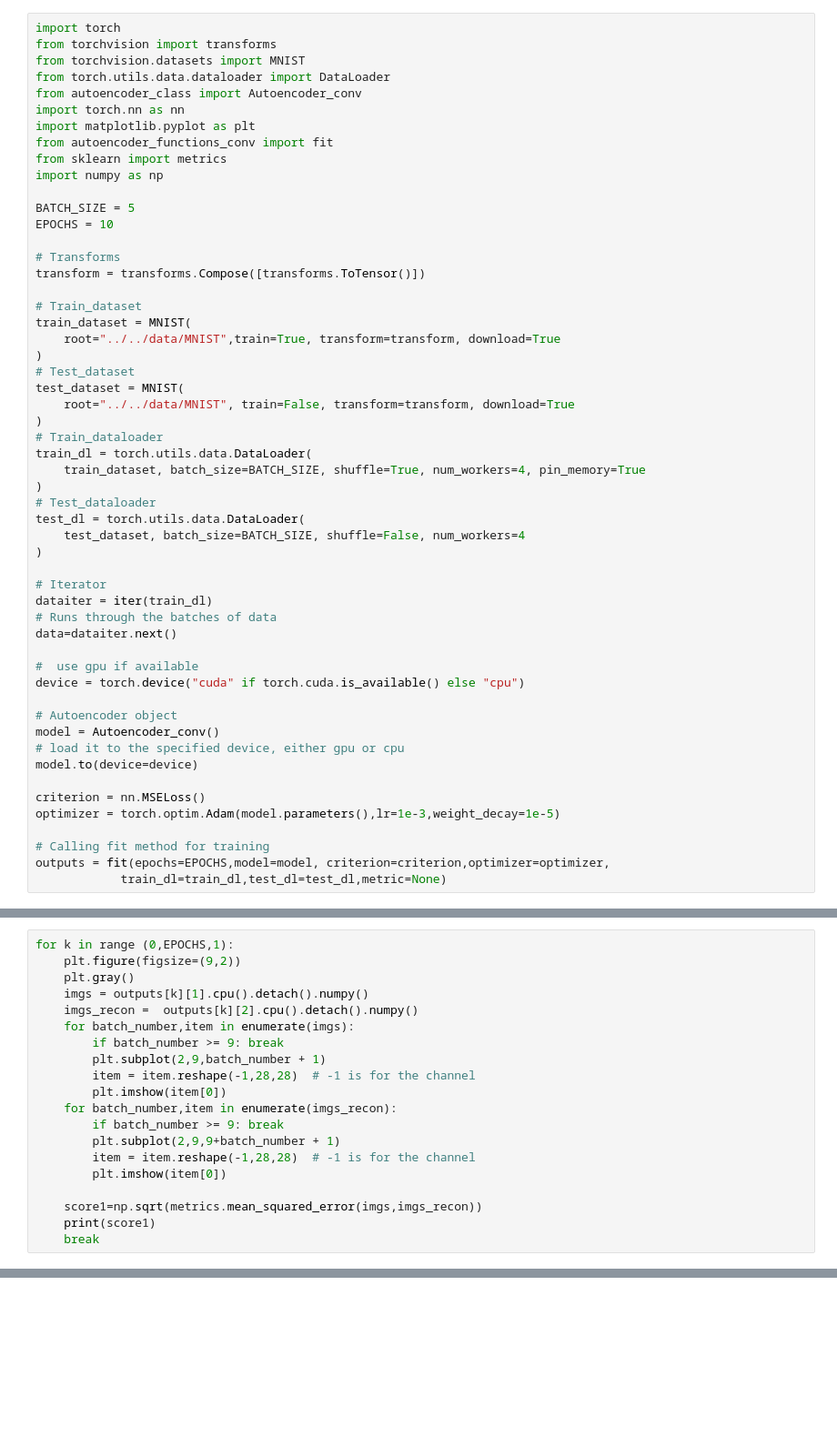
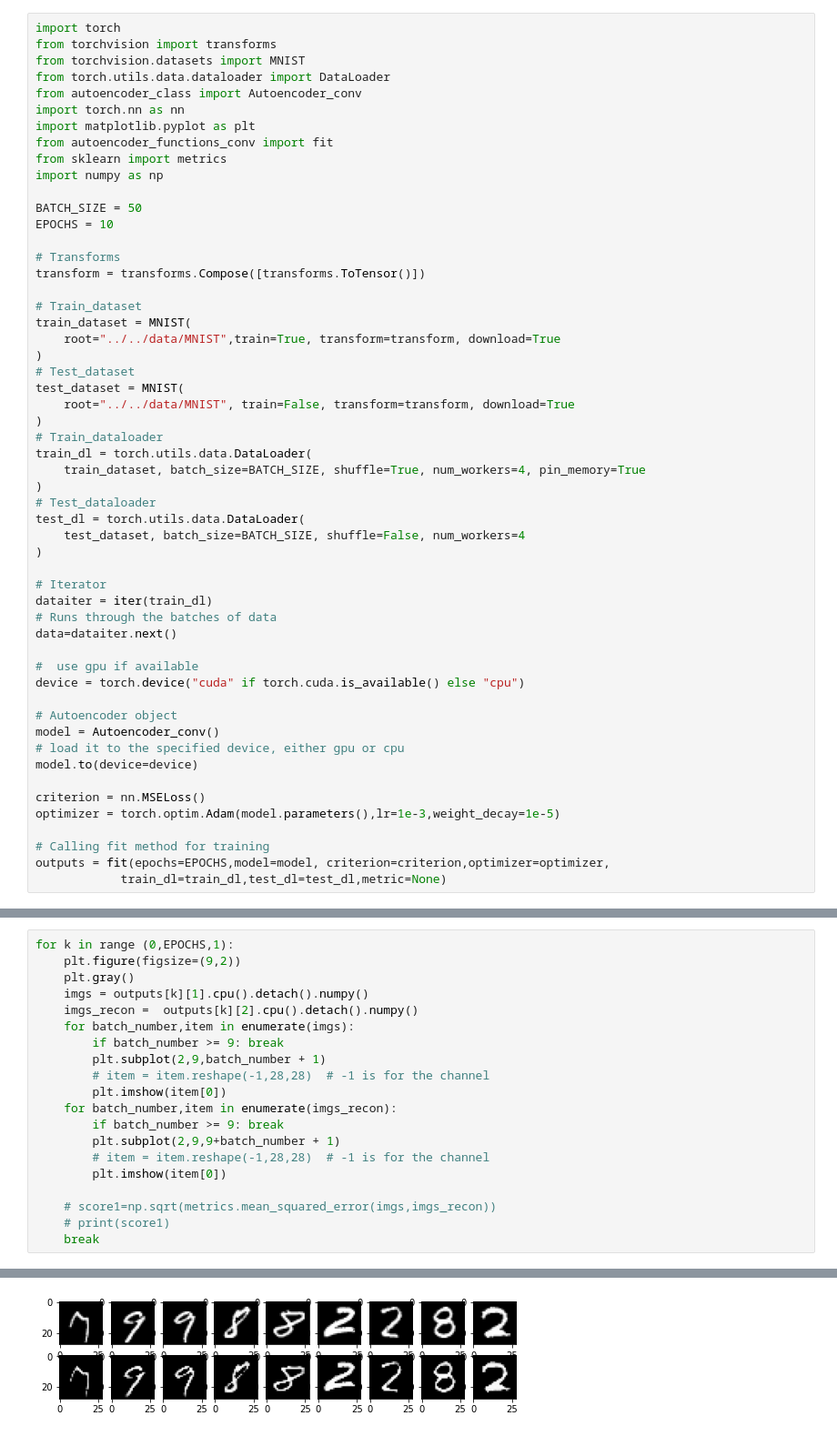
Before and after one commit to avinaash67/Machine_and_DeepLearning, a Jupyter notebook: Deep_learning/Autoencoder_convolution/autoencoder_main.ipynb, the cells around one changed output, grey strips where cells are left out. Shown: that part at 91% size. Cells and saved outputs as stored; diff of their text form; blank space fills up the shorter version.

```diff
--- a/Deep_learning/Autoencoder_convolution/autoencoder_main.ipynb
+++ b/Deep_learning/Autoencoder_convolution/autoencoder_main.ipynb
@@ -10,7 +10,7 @@ from autoencoder_functions_conv import fit
 from sklearn import metrics
 import numpy as np
 
-BATCH_SIZE = 5
+BATCH_SIZE = 50
 EPOCHS = 10
 
 # Transforms
@@ -63,14 +72,15 @@ for k in range (0,EPOCHS,1):
     for batch_number,item in enumerate(imgs):
         if batch_number >= 9: break
         plt.subplot(2,9,batch_number + 1)
-        item = item.reshape(-1,28,28)  # -1 is for the channel
+        # item = item.reshape(-1,28,28)  # -1 is for the channel
         plt.imshow(item[0])
     for batch_number,item in enumerate(imgs_recon):
         if batch_number >= 9: break
         plt.subplot(2,9,9+batch_number + 1)
-        item = item.reshape(-1,28,28)  # -1 is for the channel
+        # item = item.reshape(-1,28,28)  # -1 is for the channel
         plt.imshow(item[0])
 
-    score1=np.sqrt(metrics.mean_squared_error(imgs,imgs_recon))
-    print(score1)
+    # score1=np.sqrt(metrics.mean_squared_error(imgs,imgs_recon))
+    # print(score1)
     break
+# %% [output]
@@ -76,0 +88 @@ for k in range (0,EPOCHS,1):
+[figure, added]
```
Also changed, not shown: parts of 2 cells of this notebook, 2 other files.
